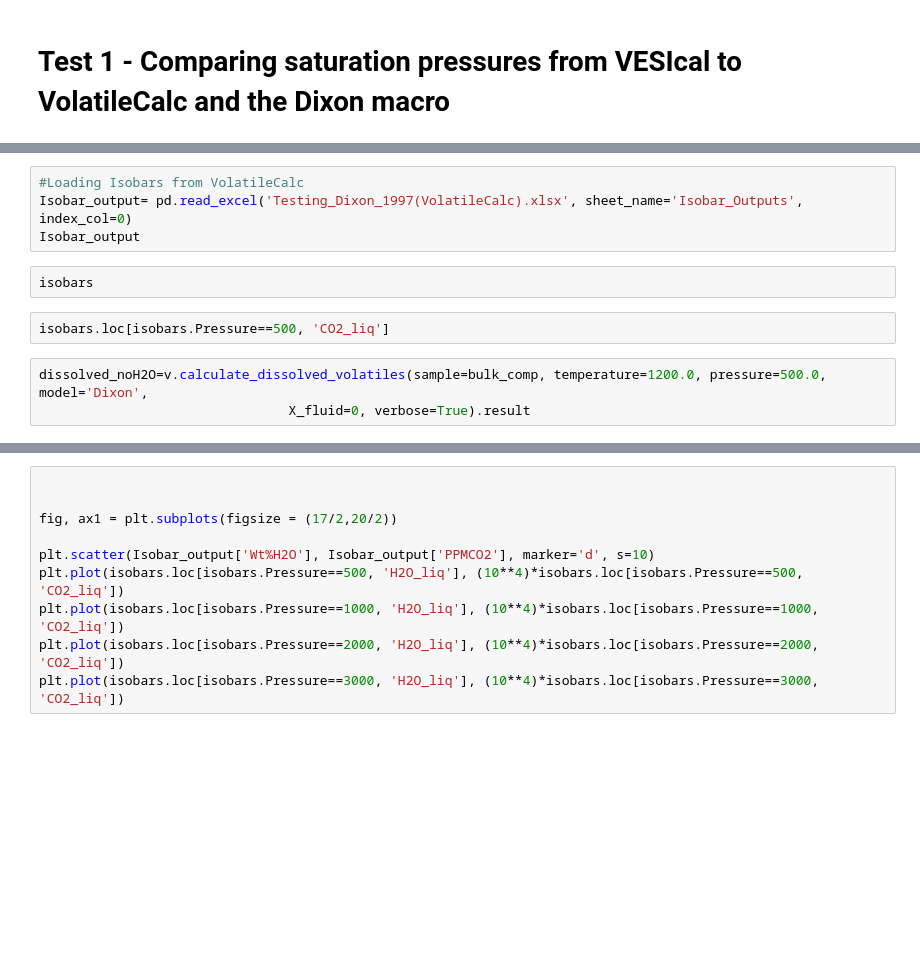
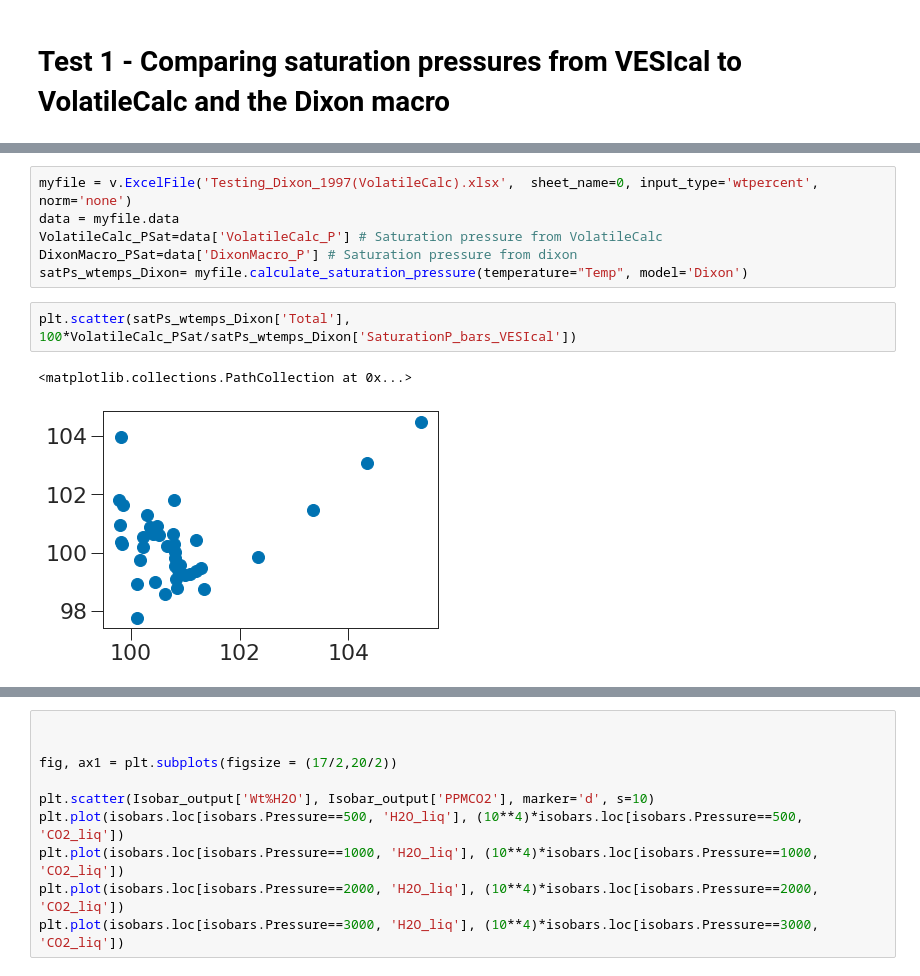
Before and after one commit to kaylai/VESIcal, a Jupyter notebook: Calibration/Testing/Testing_Dixon_1997(VolatileCalc).ipynb, the cells around one changed output, grey strips where cells are left out. Cells and saved outputs as stored; diff of their text form; blank space fills up the shorter version.

```diff
--- a/Calibration/Testing/Testing_Dixon_1997(VolatileCalc).ipynb
+++ b/Calibration/Testing/Testing_Dixon_1997(VolatileCalc).ipynb
@@ -319,11 +32,11 @@ isobars, isopleths = v.calculate_isobars_and_isopleths(sample=bulk_comp, model='
-# %%
-#Loading Isobars from VolatileCalc
-Isobar_output= pd.read_excel('Testing_Dixon_1997(VolatileCalc).xlsx', sheet_name='Isobar_Outputs', index_col=0)
-Isobar_output
-# %%
-isobars
-# %%
-isobars.loc[isobars.Pressure==500, 'CO2_liq']
-# %%
-dissolved_noH2O=v.calculate_dissolved_volatiles(sample=bulk_comp, temperature=1200.0, pressure=500.0,  model='Dixon',
-                                X_fluid=0, verbose=True).result
+# %%
+myfile = v.ExcelFile('Testing_Dixon_1997(VolatileCalc).xlsx',  sheet_name=0, input_type='wtpercent', norm='none')
+data = myfile.data
+VolatileCalc_PSat=data['VolatileCalc_P'] # Saturation pressure from VolatileCalc
+DixonMacro_PSat=data['DixonMacro_P'] # Saturation pressure from dixon
+satPs_wtemps_Dixon= myfile.calculate_saturation_pressure(temperature="Temp", model='Dixon')
+# %%
+plt.scatter(satPs_wtemps_Dixon['Total'], 100*VolatileCalc_PSat/satPs_wtemps_Dixon['SaturationP_bars_VESIcal'])
+# %% [output]
+<matplotlib.collections.PathCollection at 0x...>
+[figure, added]
```
Also changed, not shown: parts of 33 cells of this notebook, 1 other file.
